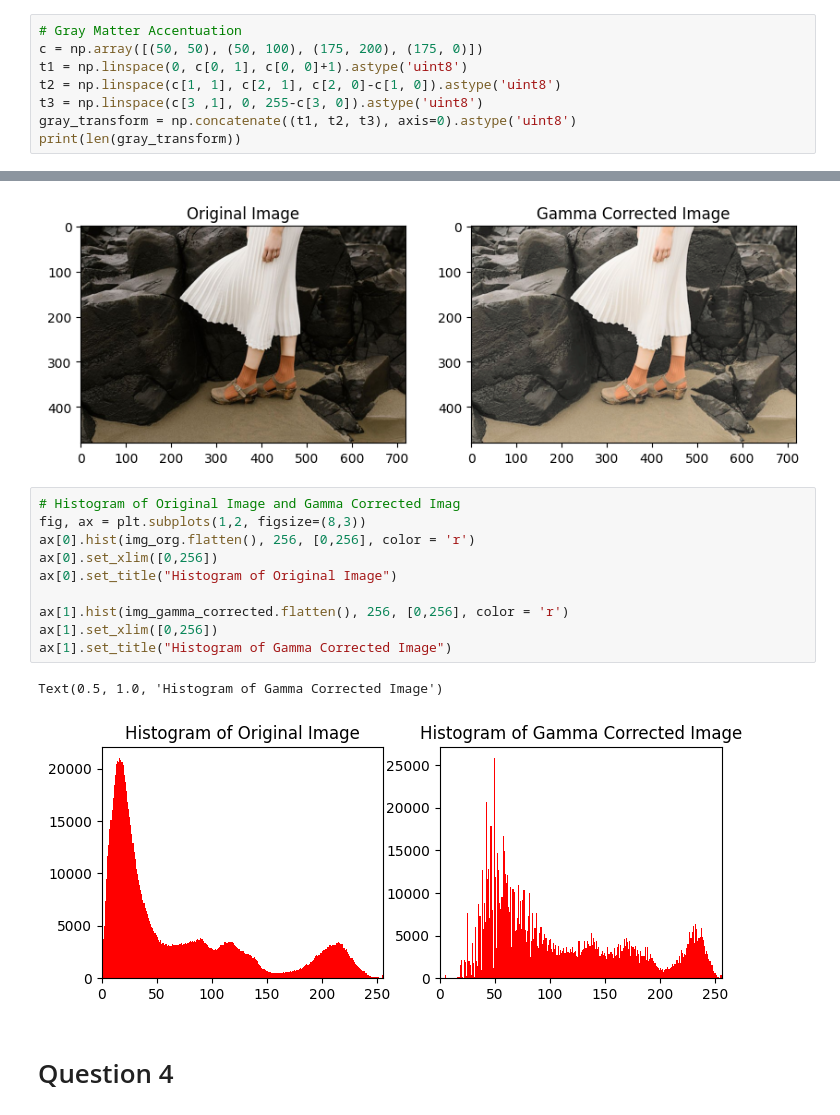
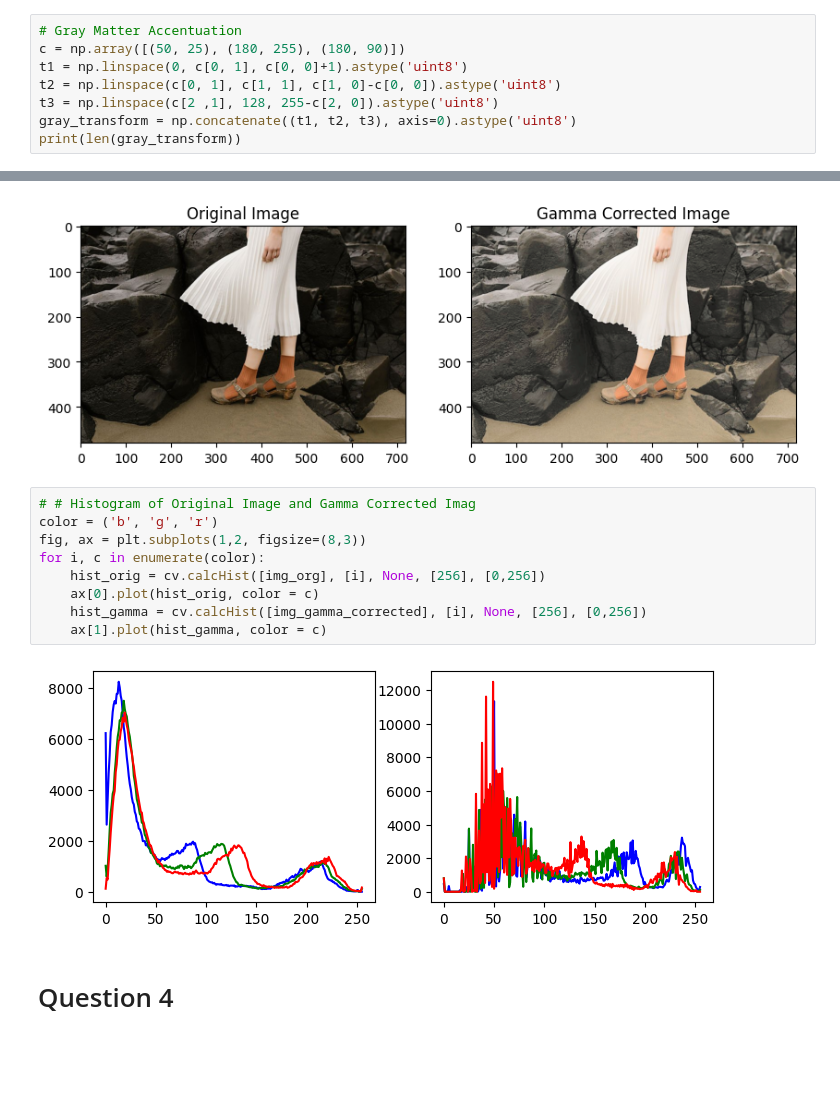
Before and after one commit to ClaranceLGS/EN3160-Assignment01, a Jupyter notebook: Assignment01.ipynb, the cells around one changed output, grey strips where cells are left out. Drawn from its saved outputs; the diff is of its cells as text; blank space fills up the shorter version.

```diff
--- a/Assignment01.ipynb
+++ b/Assignment01.ipynb
@@ -108,9 +104,9 @@ plt.show()
 # %%
 # Gray Matter Accentuation
-c = np.array([(50, 50), (50, 100), (175, 200), (175, 0)])
+c = np.array([(50, 25), (180, 255), (180, 90)])
 t1 = np.linspace(0, c[0, 1], c[0, 0]+1).astype('uint8')
-t2 = np.linspace(c[1, 1], c[2, 1], c[2, 0]-c[1, 0]).astype('uint8')
-t3 = np.linspace(c[3 ,1], 0, 255-c[3, 0]).astype('uint8')
+t2 = np.linspace(c[0, 1], c[1, 1], c[1, 0]-c[0, 0]).astype('uint8')
+t3 = np.linspace(c[2 ,1], 128, 255-c[2, 0]).astype('uint8')
 gray_transform = np.concatenate((t1, t2, t3), axis=0).astype('uint8')
 print(len(gray_transform))
 # %% [output]
@@ -175,18 +171,16 @@ plt.show()
 # %% [output]
 [figure]
 # %%
-# Histogram of Original Image and Gamma Corrected Imag
+# # Histogram of Original Image and Gamma Corrected Imag
+color = ('b', 'g', 'r')
 fig, ax = plt.subplots(1,2, figsize=(8,3))
-ax[0].hist(img_org.flatten(), 256, [0,256], color = 'r')
-ax[0].set_xlim([0,256])
-ax[0].set_title("Histogram of Original Image")
-
-ax[1].hist(img_gamma_corrected.flatten(), 256, [0,256], color = 'r')
-ax[1].set_xlim([0,256])
-ax[1].set_title("Histogram of Gamma Corrected Image")
+for i, c in enumerate(color):
+    hist_orig = cv.calcHist([img_org], [i], None, [256], [0,256])
+    ax[0].plot(hist_orig, color = c)
+    hist_gamma = cv.calcHist([img_gamma_corrected], [i], None, [256], [0,256])
+    ax[1].plot(hist_gamma, color = c)
 # %% [output]
-Text(0.5, 1.0, 'Histogram of Gamma Corrected Image')
-[figure, old version]
+[figure, new version]
 # %% [markdown]
 <h1>Question 4</h1>
 # %%
```
Also changed, not shown: parts of 12 cells of this notebook.
